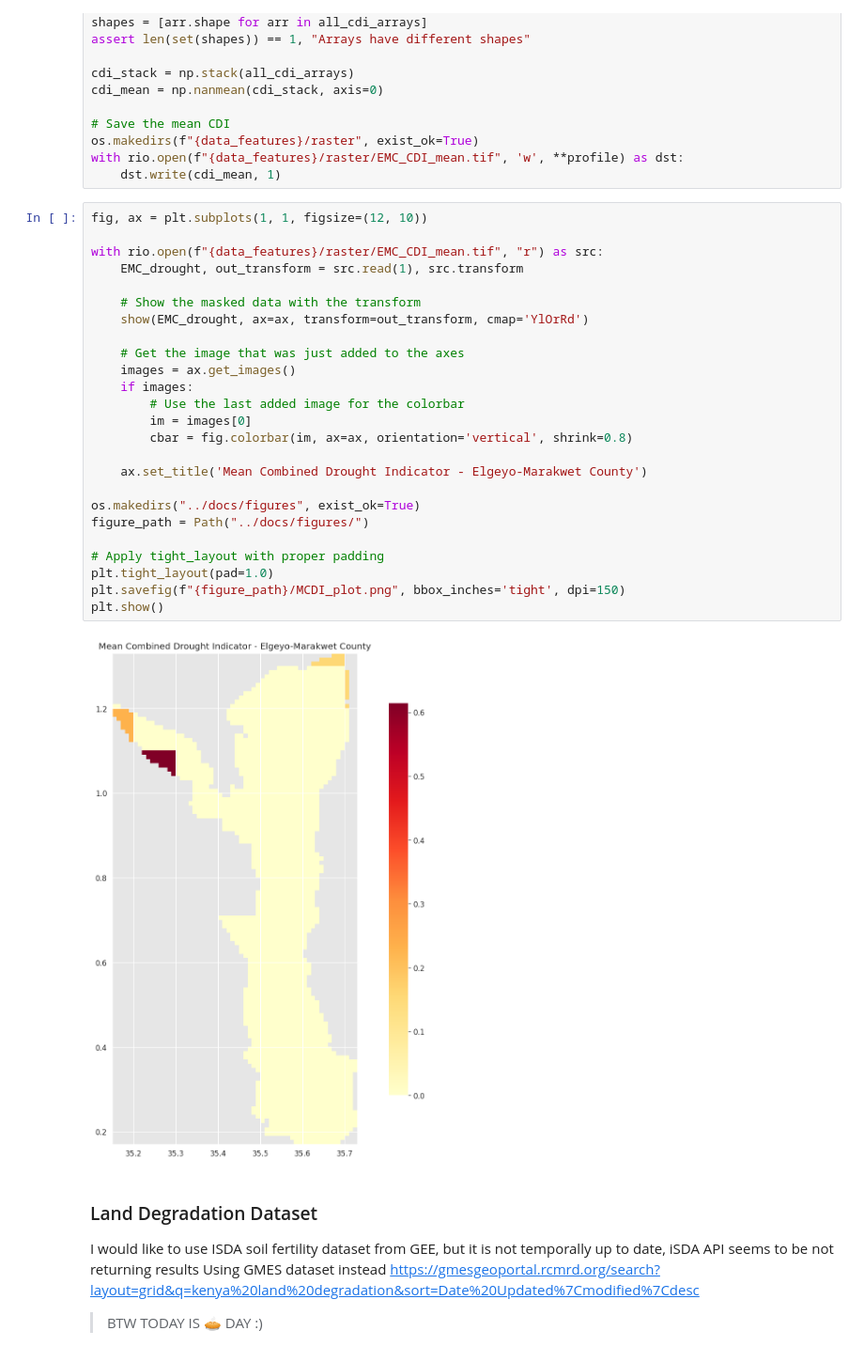
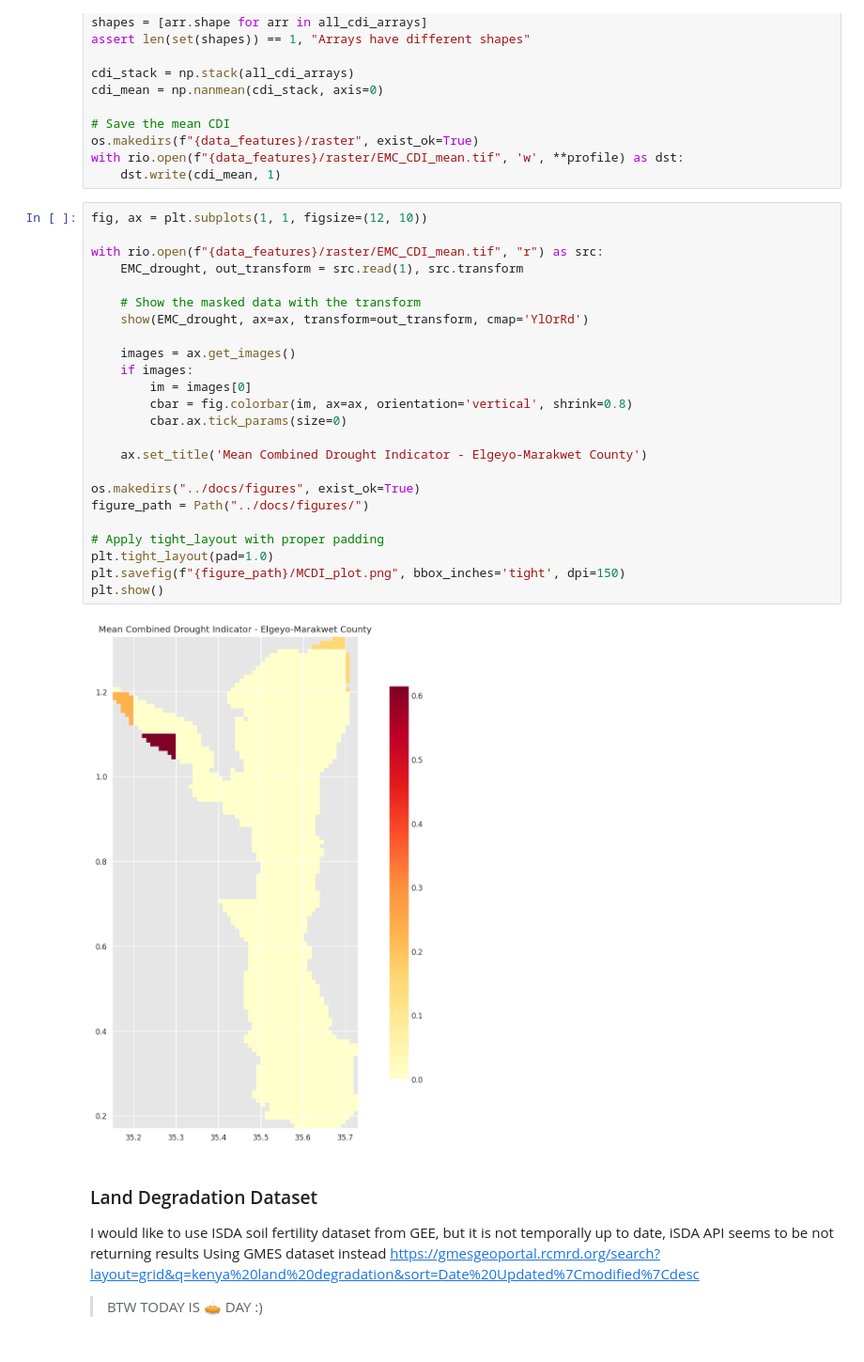
Before and after one commit to chrischank/Elgeyo-Marakwet_Hazards, a Jupyter notebook: notebooks/EDA.ipynb, the cells around one changed output. Shown at 94% size. Cells and saved outputs as stored; diff of their text form.

```diff
--- a/notebooks/EDA.ipynb
+++ b/notebooks/EDA.ipynb
@@ -215,30 +219,29 @@ with rio.open(f"{data_features}/raster/EMC_CDI_mean.tif", 'w', **profile) as dst
 # %%
 fig, ax = plt.subplots(1, 1, figsize=(12, 10))
 
 with rio.open(f"{data_features}/raster/EMC_CDI_mean.tif", "r") as src:
     EMC_drought, out_transform = src.read(1), src.transform
 
     # Show the masked data with the transform
     show(EMC_drought, ax=ax, transform=out_transform, cmap='YlOrRd')
 
-    # Get the image that was just added to the axes
     images = ax.get_images()
     if images:
-        # Use the last added image for the colorbar
         im = images[0]
         cbar = fig.colorbar(im, ax=ax, orientation='vertical', shrink=0.8)
+        cbar.ax.tick_params(size=0)
 
     ax.set_title('Mean Combined Drought Indicator - Elgeyo-Marakwet County')
 
 os.makedirs("../docs/figures", exist_ok=True)
 figure_path = Path("../docs/figures/")
 
 # Apply tight_layout with proper padding
 plt.tight_layout(pad=1.0)
 plt.savefig(f"{figure_path}/MCDI_plot.png", bbox_inches='tight', dpi=150)
 plt.show()
 # %% [output]
-[figure, old version]
+[figure, new version]
 # %% [markdown]
 ### Land Degradation Dataset
 I would like to use ISDA soil fertility dataset from GEE, but it is not temporally up to date, iSDA API seems to be not returning results
```
Also changed, not shown: parts of 9 cells of this notebook, 5 other files.
